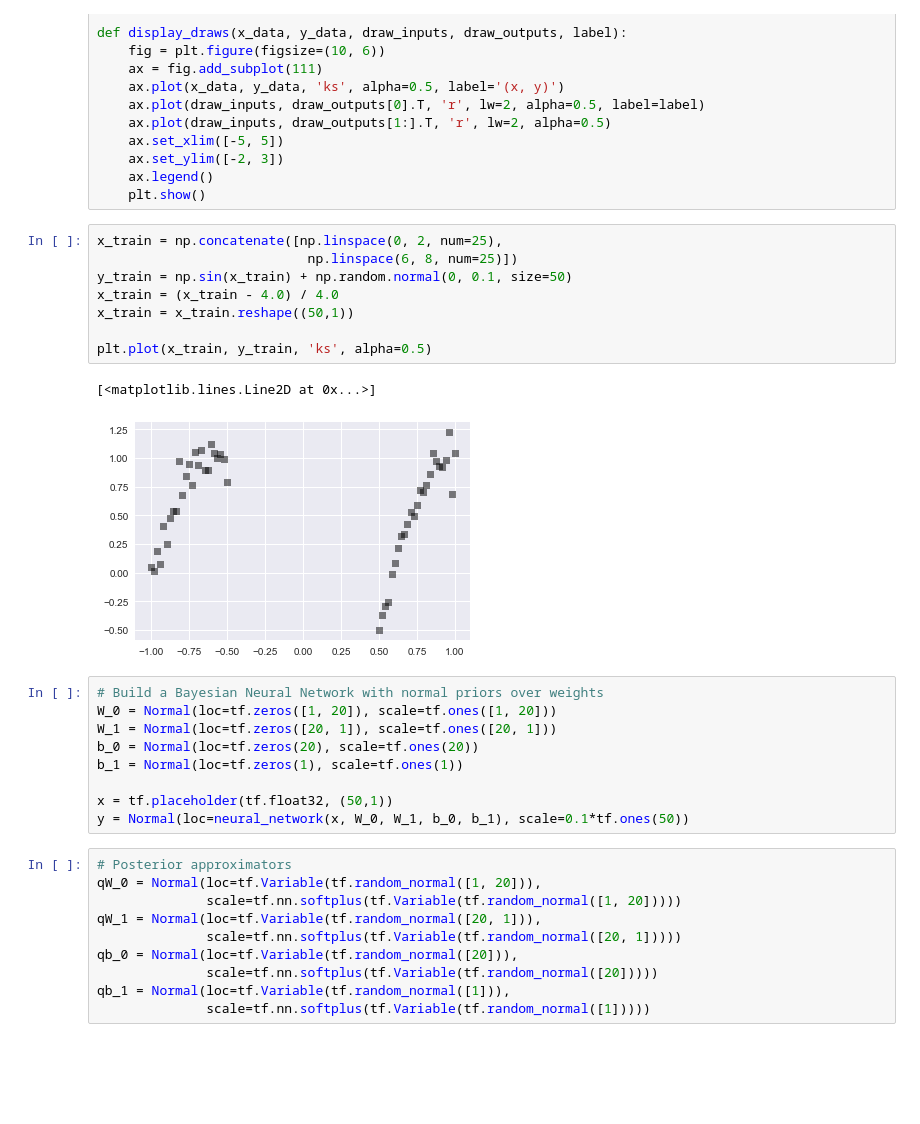
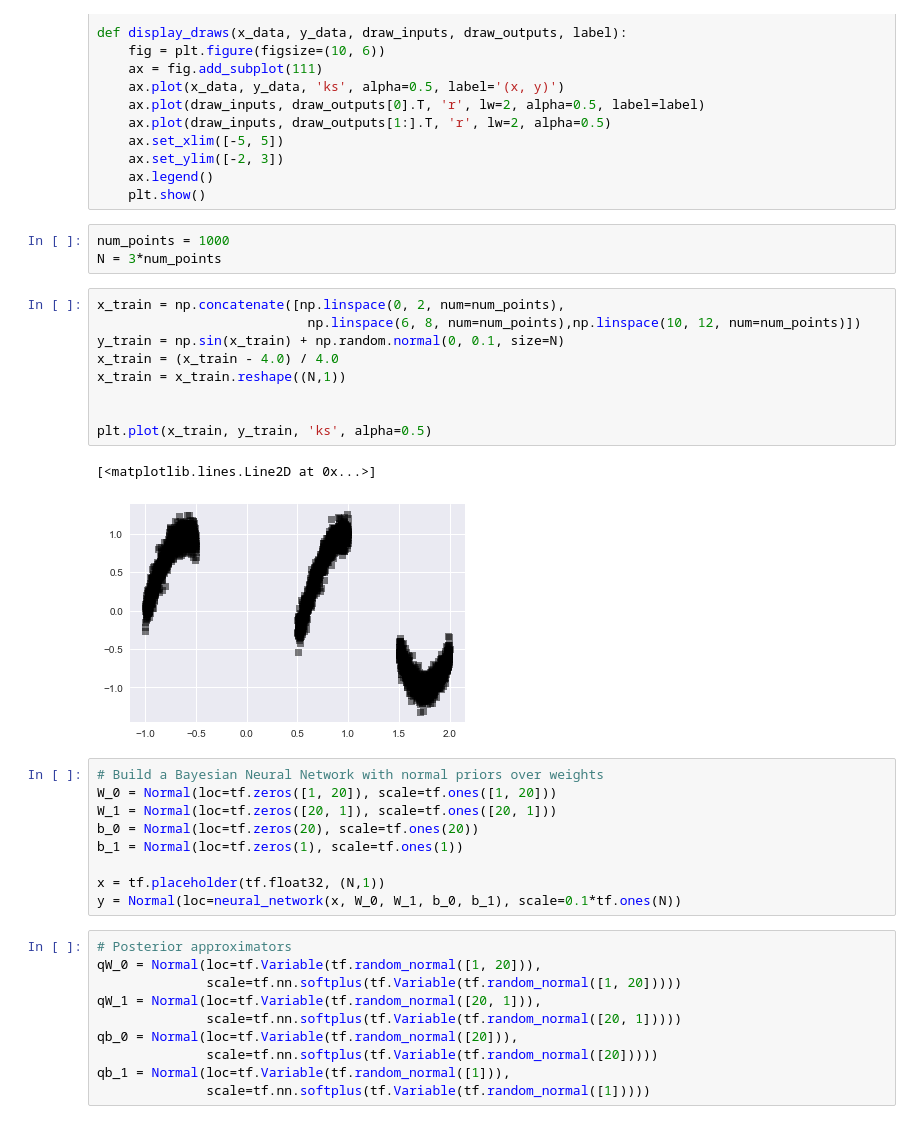
Before and after one commit to BelhalK/BayesianNeuralNets, a Jupyter notebook: BNN-SGD (Custom Optimizer).ipynb, the cells around one changed output. Drawn from its saved outputs; the diff is of its cells as text; blank space fills up the shorter version.

```diff
--- a/BNN-SGD (Custom Optimizer).ipynb
+++ b/BNN-SGD (Custom Optimizer).ipynb
@@ -34,17 +32,21 @@ def display_draws(x_data, y_data, draw_inputs, draw_outputs, label):
     ax.set_ylim([-2, 3])
     ax.legend()
     plt.show()
+# %%
+num_points = 1000
+N = 3*num_points
 # %%
-x_train = np.concatenate([np.linspace(0, 2, num=25),
-                           np.linspace(6, 8, num=25)])
-y_train = np.sin(x_train) + np.random.normal(0, 0.1, size=50)
+x_train = np.concatenate([np.linspace(0, 2, num=num_points),
+                           np.linspace(6, 8, num=num_points),np.linspace(10, 12, num=num_points)])
+y_train = np.sin(x_train) + np.random.normal(0, 0.1, size=N)
 x_train = (x_train - 4.0) / 4.0
-x_train = x_train.reshape((50,1))
+x_train = x_train.reshape((N,1))
+
 
 plt.plot(x_train, y_train, 'ks', alpha=0.5)
 # %% [output]
 [<matplotlib.lines.Line2D at 0x...>]
-[figure, old version]
+[figure, new version]
 # %%
 # Build a Bayesian Neural Network with normal priors over weights
 W_0 = Normal(loc=tf.zeros([1, 20]), scale=tf.ones([1, 20]))
@@ -52,8 +54,8 @@ W_1 = Normal(loc=tf.zeros([20, 1]), scale=tf.ones([20, 1]))
 b_0 = Normal(loc=tf.zeros(20), scale=tf.ones(20))
 b_1 = Normal(loc=tf.zeros(1), scale=tf.ones(1))
 
-x = tf.placeholder(tf.float32, (50,1))
-y = Normal(loc=neural_network(x, W_0, W_1, b_0, b_1), scale=0.1*tf.ones(50))
+x = tf.placeholder(tf.float32, (N,1))
+y = Normal(loc=neural_network(x, W_0, W_1, b_0, b_1), scale=0.1*tf.ones(N))
 # %%
 # Posterior approximators
 qW_0 = Normal(loc=tf.Variable(tf.random_normal([1, 20])),
```
Also changed, not shown: parts of 30 cells of this notebook.
